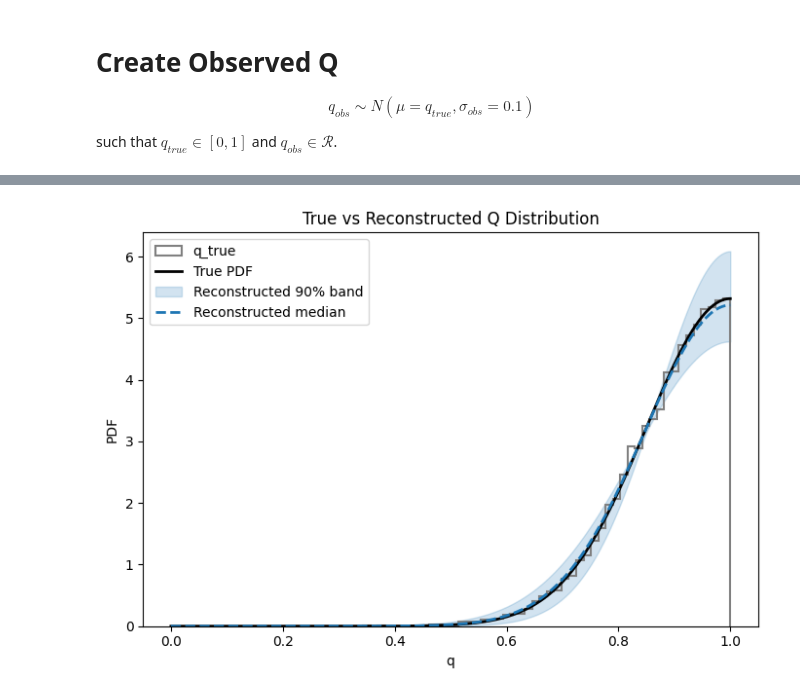
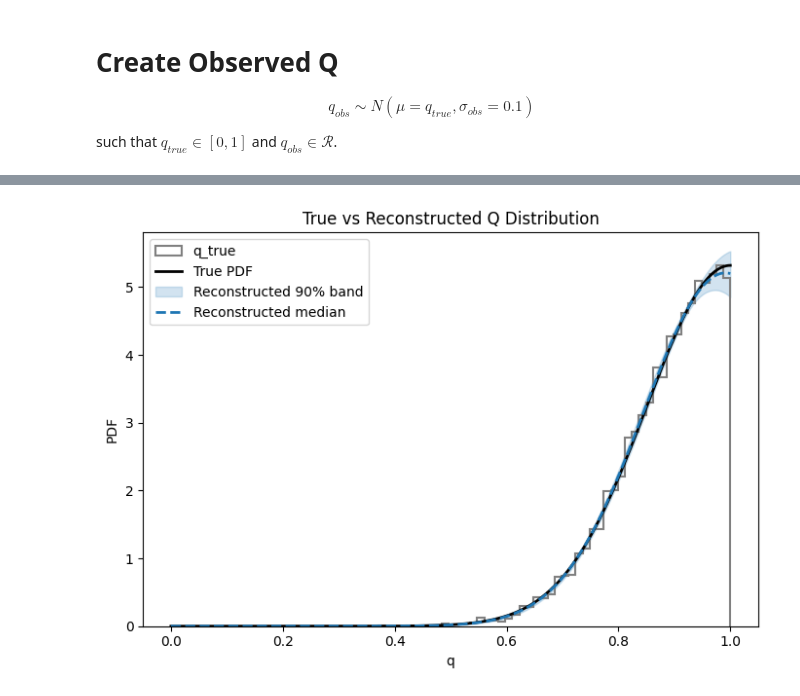
Before and after one commit to SoumendraRoy/FitQ, a Jupyter notebook: notebook.ipynb, the cells around one changed output, grey strips where cells are left out. Saved outputs shown, nothing was run; the diff lists cells and outputs as text; code cells hidden in the pictures.

```diff
--- a/notebook.ipynb
+++ b/notebook.ipynb
@@ -48,7 +49,7 @@ $$
 def make_model_true(q):
     q = np.asarray(q)
     with pm.Model() as model:
-        mu = pm.Uniform("mu", lower=0.0, upper=1.0)
+        mu = pm.Uniform("mu", lower=0.0, upper=1.2)
         sigma = pm.Uniform("sigma", lower=0.1, upper=0.2)
 
         pm.TruncatedNormal("likelihood", mu=mu, sigma=sigma, lower=0.0, upper=1.0, observed=q)
@@ -154,7 +168,7 @@ $$
 
 such that $q_{true} \in [0,1]$ and $q_{obs} \in \mathcal{R}$.
 # %%
-sigmao = 0.5
+sigmao = 0.1
 
 q_obs = np.random.normal(loc=q_true, scale=sigmao, size=len(q_true))
 # %%
@@ -195,7 +229,7 @@ def make_model_obs(q, sigmao=sigmao):
 
     return model
 # %%
-with make_model_obs(q_obs) as model:
+with make_model_obs_exact(q_obs) as model:
     trace = pm.sample(tune=2000, draws=2000, target_accept=0.9, chains=4)
 # %% [output]
 Auto-assigning NUTS sampler...
@@ -240,48 +245,4 @@ for yi in range(len(true)):
 # %%
-q_grid = np.linspace(0, 1, 500)
-
-at = (0.0 - mut) / sigmat
-bt = (1.0 - mut) / sigmat
-pdf_true = truncnorm.pdf(q_grid, at, bt, loc=mut, scale=sigmat)
-
-mu_samps = np.array(trace.posterior["mu"]).ravel()
-sig_samps = np.array(trace.posterior["sigma"]).ravel()
-
-max_draws = 5000
-if mu_samps.size > max_draws:
-    idx = np.random.choice(mu_samps.size, max_draws, replace=False)
-    mu_samps = mu_samps[idx]
-    sig_samps = sig_samps[idx]
-
-a = (0.0 - mu_samps) / sig_samps
-b = (1.0 - mu_samps) / sig_samps
-
-pdf_draws = truncnorm.pdf(
-    q_grid[None, :],
-    a[:, None],
-    b[:, None],
-    loc=mu_samps[:, None],
-    scale=sig_samps[:, None],
-)
-
-pdf_med = np.quantile(pdf_draws, 0.50, axis=0)
-pdf_lo90 = np.quantile(pdf_draws, 0.05, axis=0)
-pdf_hi90 = np.quantile(pdf_draws, 0.95, axis=0)
-
-
-plt.figure(figsize=(7, 5))
-plt.hist(q_true, bins=50, density=True, histtype="step", linewidth=1.5, color="0.5", label="q_true")
-plt.plot(q_grid, pdf_true, color="k", lw=2, label="True PDF")
-
-plt.fill_between(q_grid, pdf_lo90, pdf_hi90, color="C0", alpha=0.20, label="Reconstructed 90% band")
-
-plt.plot(q_grid, pdf_med, color="C0", lw=2, linestyle="--", label="Reconstructed median")
-
-plt.xlabel("q")
-plt.ylabel("PDF")
-plt.title("True vs Reconstructed Q Distribution")
-plt.legend()
-plt.tight_layout()
-plt.show()
+plot_ppd(trace)
 # %% [output]
-[figure, old version]
+[figure, new version]
```
Also changed, not shown: parts of 35 cells of this notebook, 4 other files.
